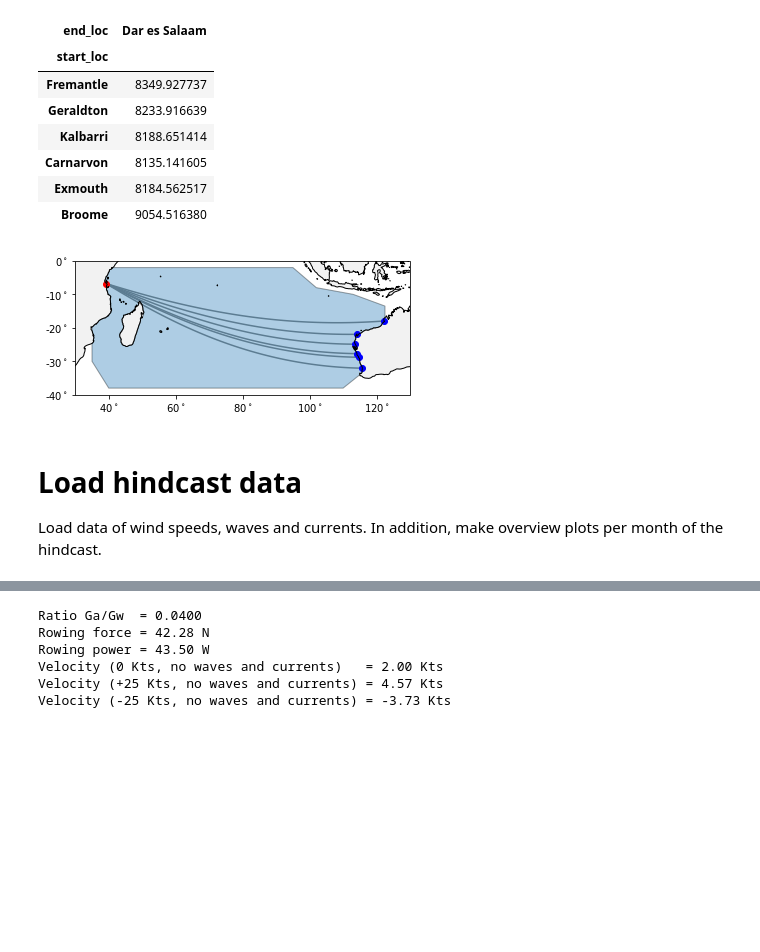
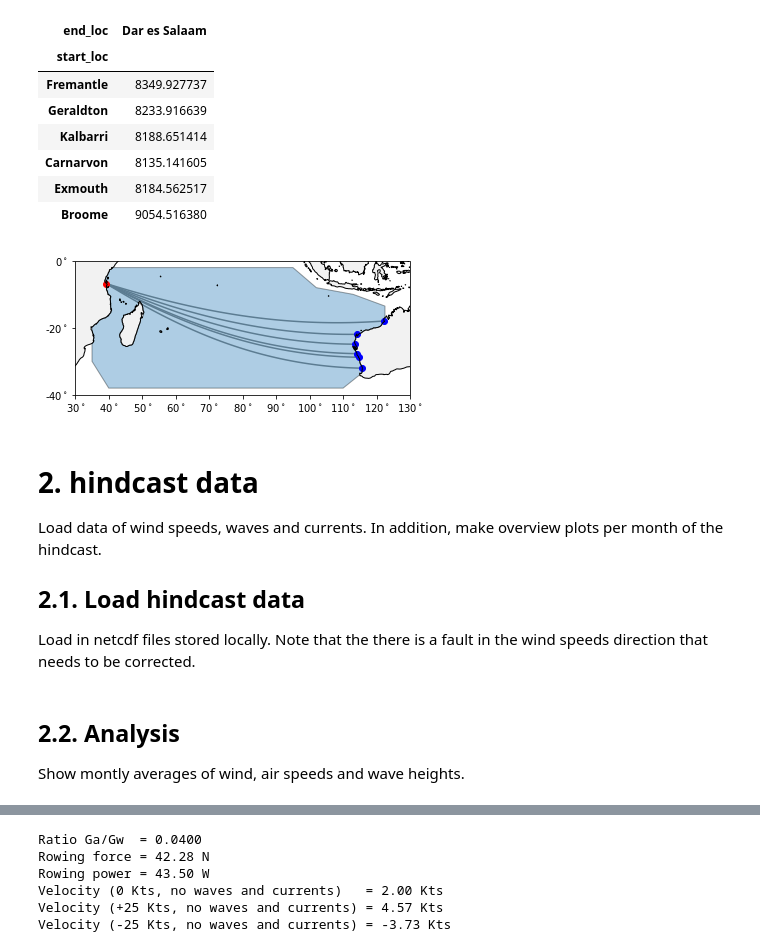
Before and after one commit to rdkreij/oceanrow, a Jupyter notebook: RIOP_simple.ipynb, the cells around one changed output, grey strips where cells are left out. Drawn from its saved outputs; the diff is of its cells as text; code cells hidden in the pictures; blank space fills up the shorter version.

```diff
--- a/RIOP_simple.ipynb
+++ b/RIOP_simple.ipynb
@@ -167,39 +390,42 @@ def tickplacer_single_ax(lims,tickstep,dropticksmid = False): # place ticks and
 # %%
 pdom = create_domain() # create allowed domain to row
 
+# load land map
+land_shp_fname = shpreader.natural_earth(resolution='50m',category='physical', name='land') # load in land
+land_geom      = unary_union(list(shpreader.Reader(land_shp_fname).geometries())) # get geometry
+land           = prep(land_geom) # get land
+
 # create figure of domain, including start and ending destinations
-xlims = [30,130]
-ylims = [-40,0]
-fig,ax = pltbasesimple(xlims,20,ylims,10)
+xlims = [30,130] # longitude limits [deg]
+ylims = [-40,0] # latitude limits [deg]
+fig,ax = plt_base_simple(xlims,ylims,20,10) # create figure
 
-[ax.add_patch(PolygonPatch(pdom.geoms[0], alpha=0.2)) for i in range(len(pdom.geoms))]
+[ax.add_patch(PolygonPatch(pdom.geoms[0], alpha=0.2)) for i in range(len(pdom.geoms))] # plot rowing domain
 
+# plot starting and destination locations
 for i in range(len(dfSloc)): # loop over all starting locations
-    start_loc = dfSloc.start_loc.iloc[i]
-    start_lat = dfSloc.lat.iloc[i]
-    start_lon = dfSloc.lon.iloc[i]
-
+    start_lat = dfSloc.lat.iloc[i] # start latitude [deg]
+    start_lon = dfSloc.lon.iloc[i] # start longitude [deg]
     plt.scatter(start_lon,start_lat,color='blue') # add starting locations
 
 for j in range(len(dfEloc)): # loop over all ending locations
-    end_loc   = dfEloc.end_loc.iloc[j]
-    end_lat   = dfEloc.lat.iloc[j]
-    end_lon   = dfEloc.lon.iloc[j]
-
+    end_lat   = dfEloc.lat.iloc[j] # end latitude [deg]
+    end_lon   = dfEloc.lon.iloc[j] # end longitude [deg]
     plt.scatter(end_lon,end_lat,color='red') # add ending locations
-
     for i in range(len(dfSloc)): # loop over all starting locations
-        start_lat       = dfSloc.lat.iloc[i]
-        start_lon       = dfSloc.lon.iloc[i]
-
-        plon,plat = Geodesic2points(start_lat,start_lon,end_lat,end_lon,N=100) # calculate geodesic distance
+        start_lat = dfSloc.lat.iloc[i] # start latitude [deg]
+        start_lon = dfSloc.lon.iloc[i] # start longitude [deg]
+        plon,plat = line_cords(start_lat,start_lon,end_lat,end_lon,N=100) # calculate geodesic distance
         plt.plot(plon,plat,color='grey',zorder=0,transform=ccrs.Geodetic()) # plot line
 plt.show()
 # %% [output]
-[figure, old version]
+[figure, new version]
 # %% [markdown]
-# Load hindcast data
+# 2. hindcast data
 Load data of wind speeds, waves and currents. In addition, make overview plots per month of the hindcast.
+
+## 2.1. Load hindcast data
+Load in netcdf files stored locally. Note that the there is a fault in the wind speeds direction that needs to be corrected.
 # %%
 # load datasets
 dswind  = xr.open_dataset('Data/CERSAT-GLO-REP_WIND_L4-OBS_FULL_TIME_SERIE_1648775425193.nc').load()
@@ -237,2 +439,5 @@ def pimshow(X,Y,Z,ax=None,*args,**kwargs):
+# %% [markdown]
+## 2.2. Analysis
+Show montly averages of wind, air speeds and wave heights.
 # %%
 # plot average wind speed per month
```
Also changed, not shown: parts of 50 cells of this notebook.
